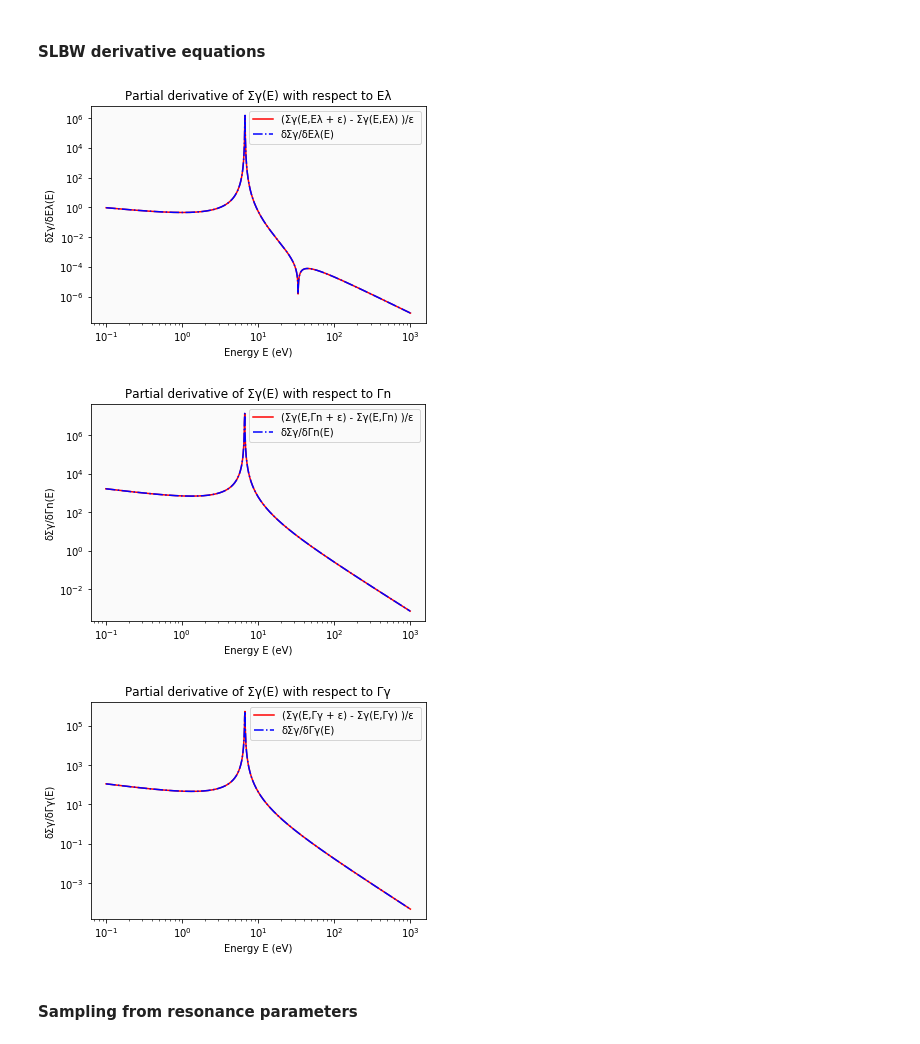
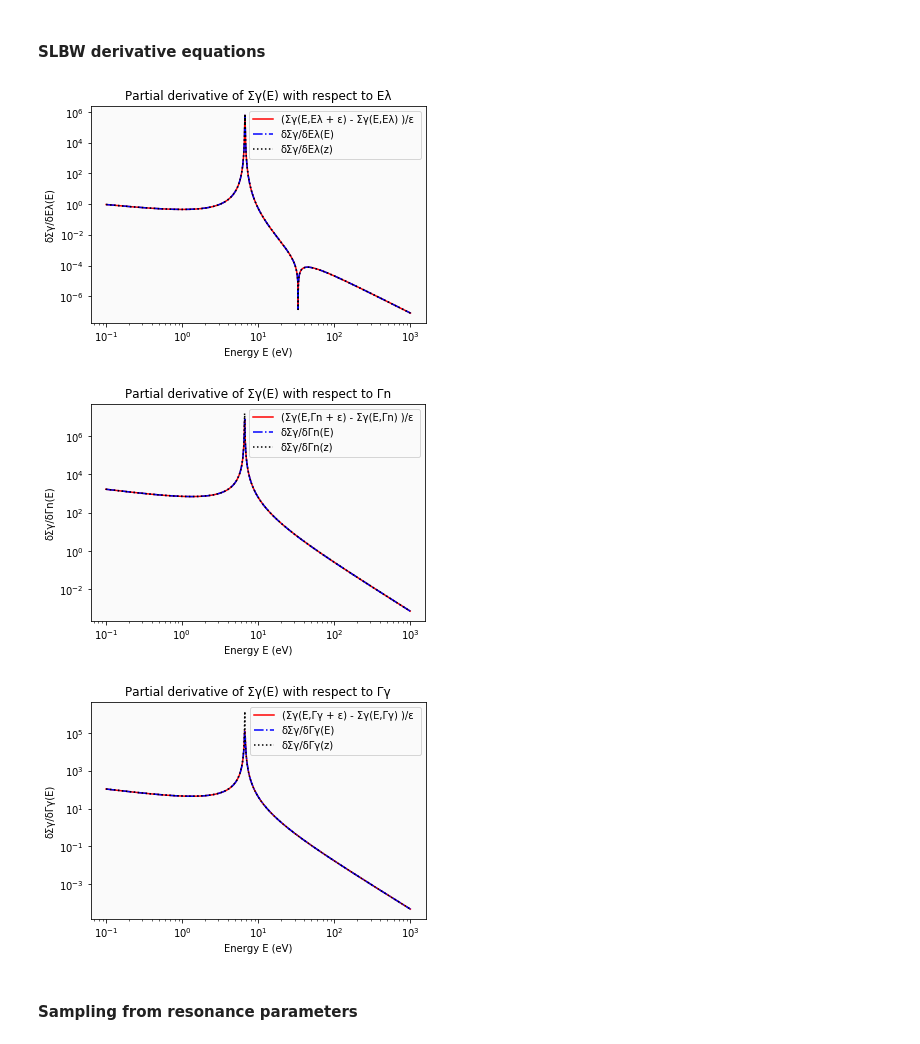
Before and after one commit to icmeyer/Uncertainty-Methods-Toy-Problem, a Jupyter notebook: covariance_conversion.ipynb, the cells around one changed output. Saved outputs shown, nothing was run; the diff lists cells and outputs as text; code cells hidden in the pictures.

```diff
--- a/covariance_conversion.ipynb
+++ b/covariance_conversion.ipynb
@@ -81,9 +81,9 @@ plt.rcParams['axes.facecolor'] = '0.98'
 # Energy grid structure
 E_max = 10**3 # Minimum energy of the energy groups
 E_min = 10**-1 # Maximum energy of the energy groups & the cutoff energy of the fision spectrum
-N_g = 1000 # Number of energy groups
+N_g = 10000 # Number of energy groups
 E_g = np.logspace(np.log10(E_min),np.log10(E_max),N_g) # Energy groups (here log-spaced) for flux ψ
-
+z_g = E_g**0.5
 ## Plot the mean cross section values.
 plot_title = 'Partial derivative of Σγ(E) with respect to Eλ'
 plot_title_pdf = "%s.%s"%(plot_title, 'pdf')
@@ -93,6 +93,7 @@ plot_title_pdf = "%s.%s"%(plot_title, 'pdf')
 #plt.loglog(E_g , np.array([sum(list(Σ_vector(E_g[g], μ_Γ_all))) for g in range(E_g.size)]) )
 plt.loglog(E_g , np.abs(np.array([(evaluate_Σγ(E_g[g], Γ_U238_ε_E0) - evaluate_Σγ(E_g[g], μ_Γ_U238) )/ε for g in range(E_g.size)])) , '-r', label='(Σγ(E,Eλ + ε) - Σγ(E,Eλ) )/ε ')
 plt.loglog(E_g , np.abs(np.array([ dΣγ_dΓ(E_g[g], μ_Γ_U238)[0] for g in range(E_g.size)])) , '-.b', label='δΣγ/δEλ(E)')
+plt.loglog(z_g**2 , np.abs(np.array([ analytic_dΣγ_dΓ(z_g[g], μ_Γ_U238)[0] for g in range(E_g.size)])) , ':k', label='δΣγ/δEλ(z)')
 plt.ylabel('δΣγ/δEλ(E)')
 plt.xlabel('Energy E (eV)')
 plt.title(plot_title)
@@ -100,7 +101,7 @@ plt.legend()
 
 plt.rcParams['axes.facecolor'] = '0.98'
 # %% [output]
-[figure, old version]
+[figure, new version]
 # %%
 # Energy grid structure
 E_max = 10**3 # Minimum energy of the energy groups
@@ -117,6 +118,7 @@ plot_title_pdf = "%s.%s"%(plot_title, 'pdf')
 #plt.loglog(E_g , np.array([sum(list(Σ_vector(E_g[g], μ_Γ_all))) for g in range(E_g.size)]) )
 plt.loglog(E_g , np.abs(np.array([(evaluate_Σγ(E_g[g], Γ_U238_ε_Γn) - evaluate_Σγ(E_g[g], μ_Γ_U238) )/ε for g in range(E_g.size)])) , '-r', label='(Σγ(E,Γn + ε) - Σγ(E,Γn) )/ε ')
 plt.loglog(E_g , np.abs(np.array([ dΣγ_dΓ(E_g[g], μ_Γ_U238)[1] for g in range(E_g.size)])) , '-.b', label='δΣγ/δΓn(E)')
+plt.loglog(z_g**2 , np.abs(np.array([ analytic_dΣγ_dΓ(z_g[g], μ_Γ_U238)[1] for g in range(z_g.size)])) , ':k', label='δΣγ/δΓn(z)')
 plt.ylabel('δΣγ/δΓn(E)')
 plt.xlabel('Energy E (eV)')
 plt.title(plot_title)
@@ -124,31 +126,32 @@ plt.legend()
 
 plt.rcParams['axes.facecolor'] = '0.98'
 # %% [output]
-[figure, old version]
+[figure, new version]
 # %%
 # Energy grid structure
 E_max = 10**3 # Minimum energy of the energy groups
 E_min = 10**-1 # Maximum energy of the energy groups & the cutoff energy of the fision spectrum
 N_g = 1000 # Number of energy groups
 E_g = np.logspace(np.log10(E_min),np.log10(E_max),N_g) # Energy groups (here log-spaced) for flux ψ
 
 ## Plot the mean cross section values.
 plot_title = 'Partial derivative of Σγ(E) with respect to Γγ'
 plot_title_pdf = "%s.%s"%(plot_title, 'pdf')
 
 #plt.close('all')
 # Plotting the cross section
 #plt.loglog(E_g , np.array([sum(list(Σ_vector(E_g[g], μ_Γ_all))) for g in range(E_g.size)]) )
 plt.loglog(E_g , np.abs(np.array([(evaluate_Σγ(E_g[g], Γ_U238_ε_Γγ) - evaluate_Σγ(E_g[g], μ_Γ_U238) )/ε for g in range(E_g.size)])) , '-r', label='(Σγ(E,Γγ + ε) - Σγ(E,Γγ) )/ε ')
 plt.loglog(E_g , np.abs(np.array([ dΣγ_dΓ(E_g[g], μ_Γ_U238)[2] for g in range(E_g.size)])) , '-.b', label='δΣγ/δΓγ(E)')
+plt.loglog(z_g**2 , np.abs(np.array([ analytic_dΣγ_dΓ(z_g[g], μ_Γ_U238)[2] for g in range(z_g.size)])) , ':k', label='δΣγ/δΓγ(z)')
 plt.ylabel('δΣγ/δΓγ(E)')
 plt.xlabel('Energy E (eV)')
 plt.title(plot_title)
 plt.legend()
 
 plt.rcParams['axes.facecolor'] = '0.98'
 # %% [output]
-[figure, old version]
+[figure, new version]
 # %% [markdown]
 #### Sampling from resonance parameters
 # %%
```
Also changed, not shown: parts of 95 cells of this notebook, 1 other file.
